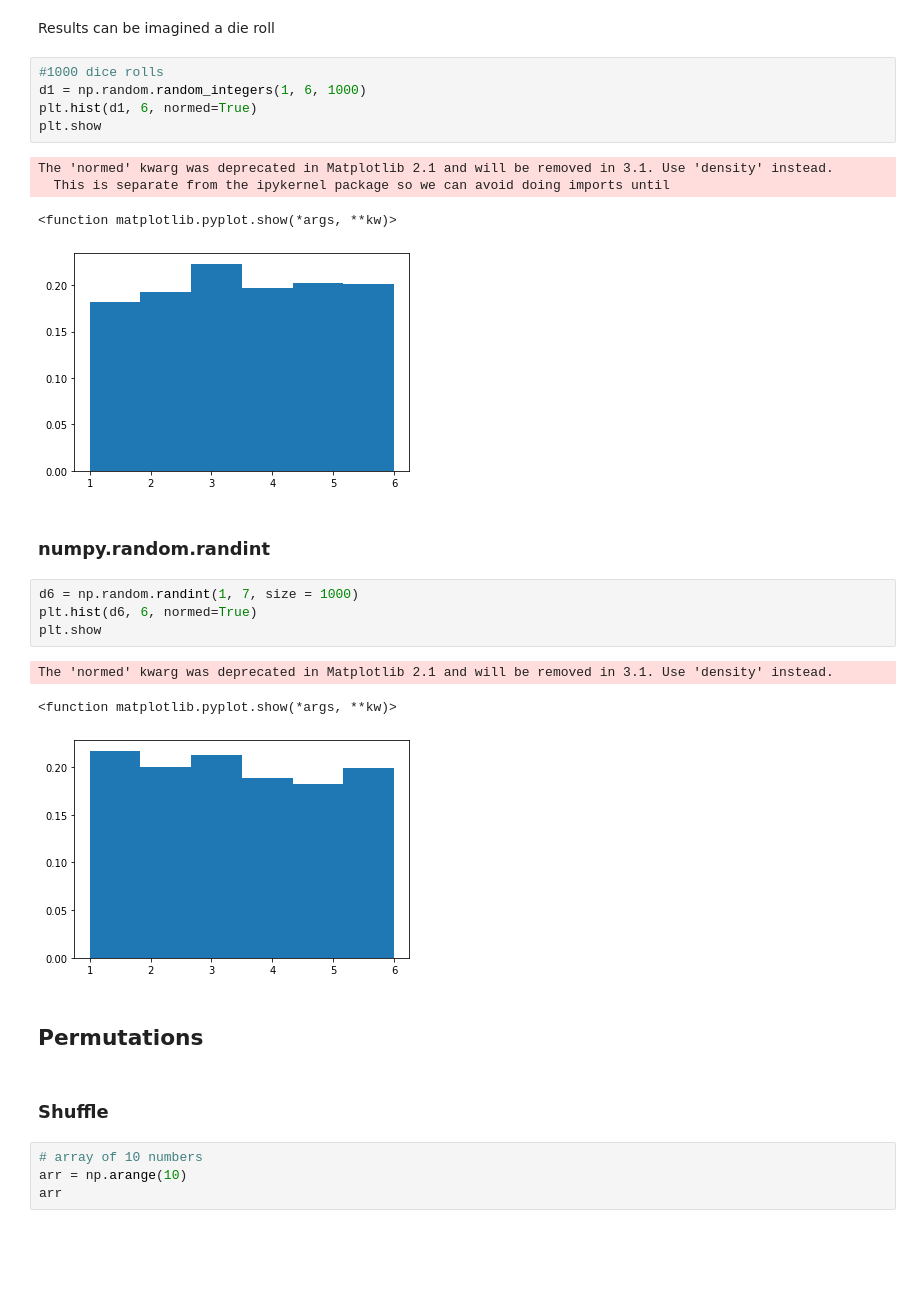
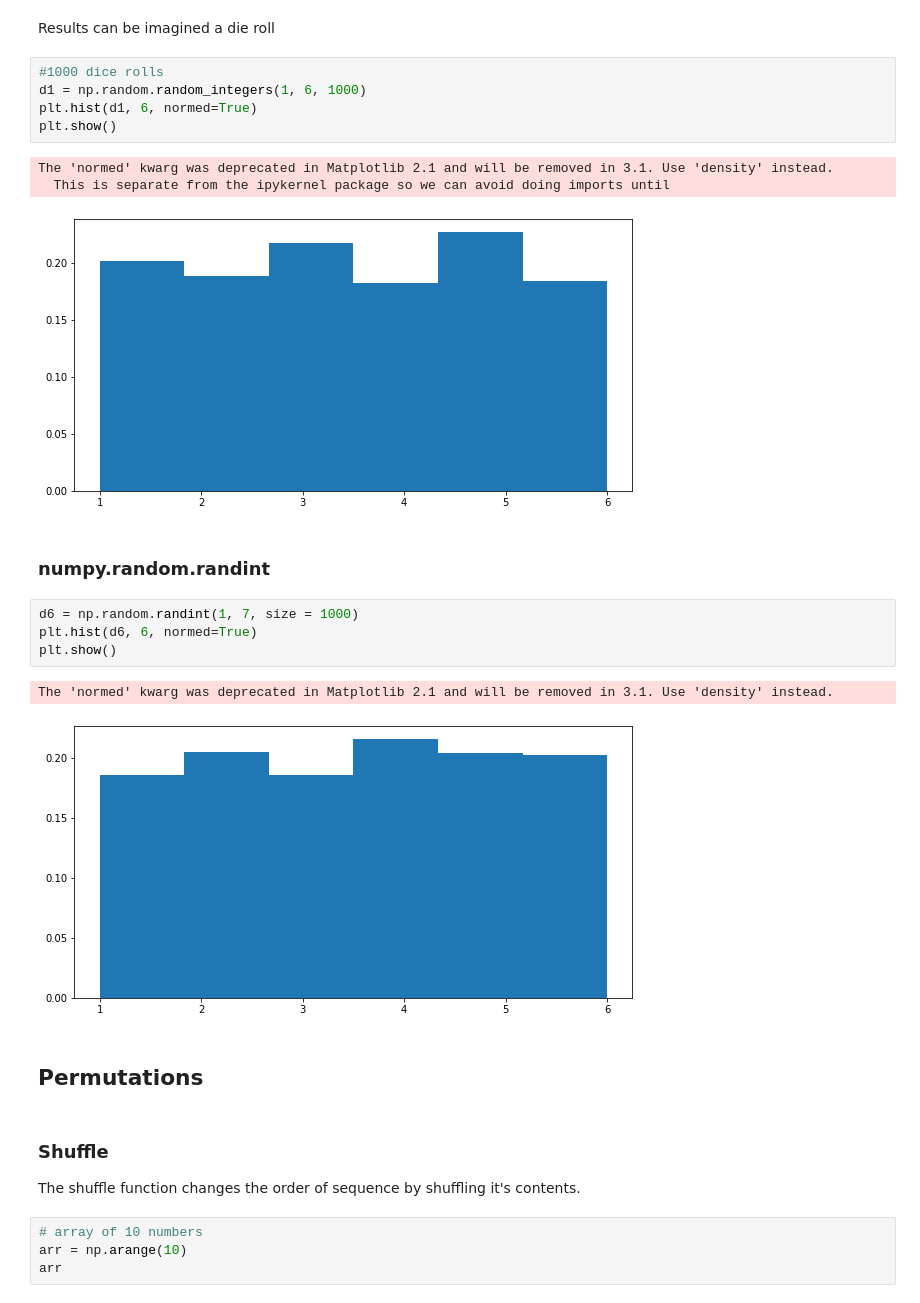
Before and after one commit to ANihill/prog-practical-assignment, a Jupyter notebook: Programming for Data Analysis - Practical Assignments.ipynb, the cells around one changed output. Drawn from its saved outputs; the diff is of its cells as text; blank space fills up the shorter version.

```diff
--- a/Programming for Data Analysis - Practical Assignments.ipynb
+++ b/Programming for Data Analysis - Practical Assignments.ipynb
@@ -54,27 +54,26 @@ Results can be imagined a die roll
 # %%
 #1000 dice rolls
 d1 = np.random.random_integers(1, 6, 1000)
 plt.hist(d1, 6, normed=True)
-plt.show
+plt.show()
 # %% [output]
 The 'normed' kwarg was deprecated in Matplotlib 2.1 and will be removed in 3.1. Use 'density' instead.
   This is separate from the ipykernel package so we can avoid doing imports until
-<function matplotlib.pyplot.show(*args, **kw)>
-[figure, old version]
+[figure, new version]
 # %% [markdown]
 ### numpy.random.randint
 # %%
 d6 = np.random.randint(1, 7, size = 1000)
 plt.hist(d6, 6, normed=True)
-plt.show
+plt.show()
 # %% [output]
 The 'normed' kwarg was deprecated in Matplotlib 2.1 and will be removed in 3.1. Use 'density' instead.
-<function matplotlib.pyplot.show(*args, **kw)>
-[figure, old version]
+[figure, new version]
 # %% [markdown]
 ## Permutations
-# %% [markdown]
-### Shuffle
+# %% [markdown]
+### Shuffle
+The shuffle function changes the order of sequence by shuffling it's contents.
 # %%
 # array of 10 numbers
 arr = np.arange(10)
```
Also changed, not shown: parts of 14 cells of this notebook.
